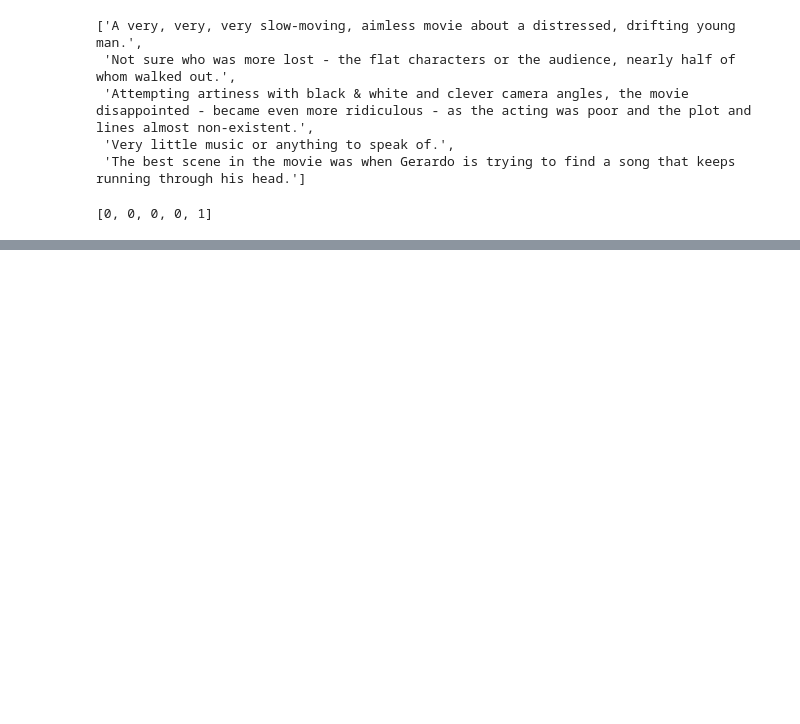
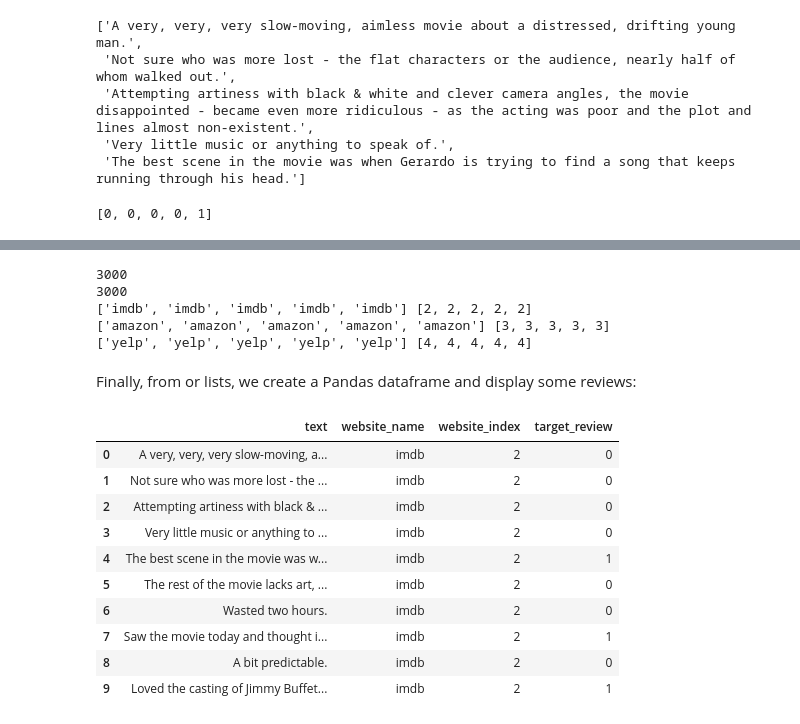
Before and after one commit to vlopez0392/DM2023-Lab1-Fork, a Jupyter notebook: Homework/DM2023_Lab1_Homework.ipynb, the cells around one changed output, grey strips where cells are left out. Drawn from its saved outputs; the diff is of its cells as text; code cells hidden in the pictures; blank space fills up the shorter version.

```diff
--- a/Homework/DM2023_Lab1_Homework.ipynb
+++ b/Homework/DM2023_Lab1_Homework.ipynb
@@ -200,0 +203,41 @@ targets[0:5]
+# %%
+website_names = [];
+website_index = [];
+length = 1000;
+
+for tup in websites:
+  website_names.append([tup[0]]*length);
+  website_index.append([tup[1]]*length);
+
+website_names = list(chain.from_iterable(website_names));
+website_index = list(chain.from_iterable(website_index));
+
+### Verify by printing length of the lists and that the first 5 elements of each website is in the correct index (0:5,1000:1005,2000:2005)
+print(len(website_names));
+print(len(website_index));
+for k in range(0,3): print(website_names[k*length:k*length+5], website_index[k*length:k*length+5]);
+# %% [output]
+3000
+3000
+['imdb', 'imdb', 'imdb', 'imdb', 'imdb'] [2, 2, 2, 2, 2]
+['amazon', 'amazon', 'amazon', 'amazon', 'amazon'] [3, 3, 3, 3, 3]
+['yelp', 'yelp', 'yelp', 'yelp', 'yelp'] [4, 4, 4, 4, 4]
+# %% [markdown]
+Finally, from or lists, we create a Pandas dataframe and display some reviews:
+# %%
+DF = pd.DataFrame(np.column_stack([data, website_names, website_index, targets]),
+                               columns=['text','website_name', 'website_index', 'target_review'])
+# %%
+DF[:10]
+# %% [output]
+|  | text | website_name | website_index | target_review |
+| 0 | A very, very, very slow-moving, a... | imdb | 2 | 0 |
+| 1 | Not sure who was more lost - the ... | imdb | 2 | 0 |
+| 2 | Attempting artiness with black & ... | imdb | 2 | 0 |
+| 3 | Very little music or anything to ... | imdb | 2 | 0 |
+| 4 | The best scene in the movie was w... | imdb | 2 | 1 |
+| 5 | The rest of the movie lacks art, ... | imdb | 2 | 0 |
+| 6 | Wasted two hours. | imdb | 2 | 0 |
+| 7 | Saw the movie today and thought i... | imdb | 2 | 1 |
+| 8 | A bit predictable. | imdb | 2 | 0 |
+| 9 | Loved the casting of Jimmy Buffet... | imdb | 2 | 1 |
```
Also changed, not shown: parts of 4 cells of this notebook, 1 other file.
